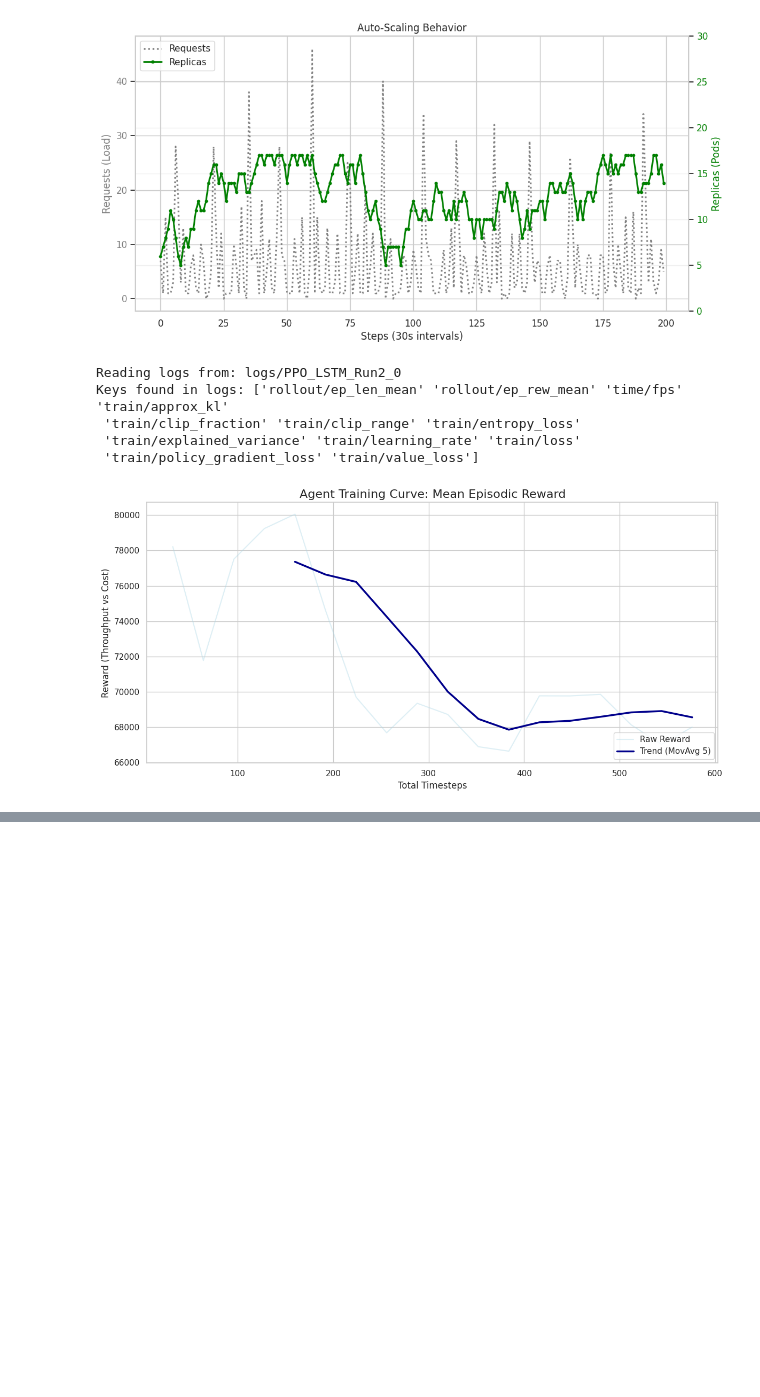
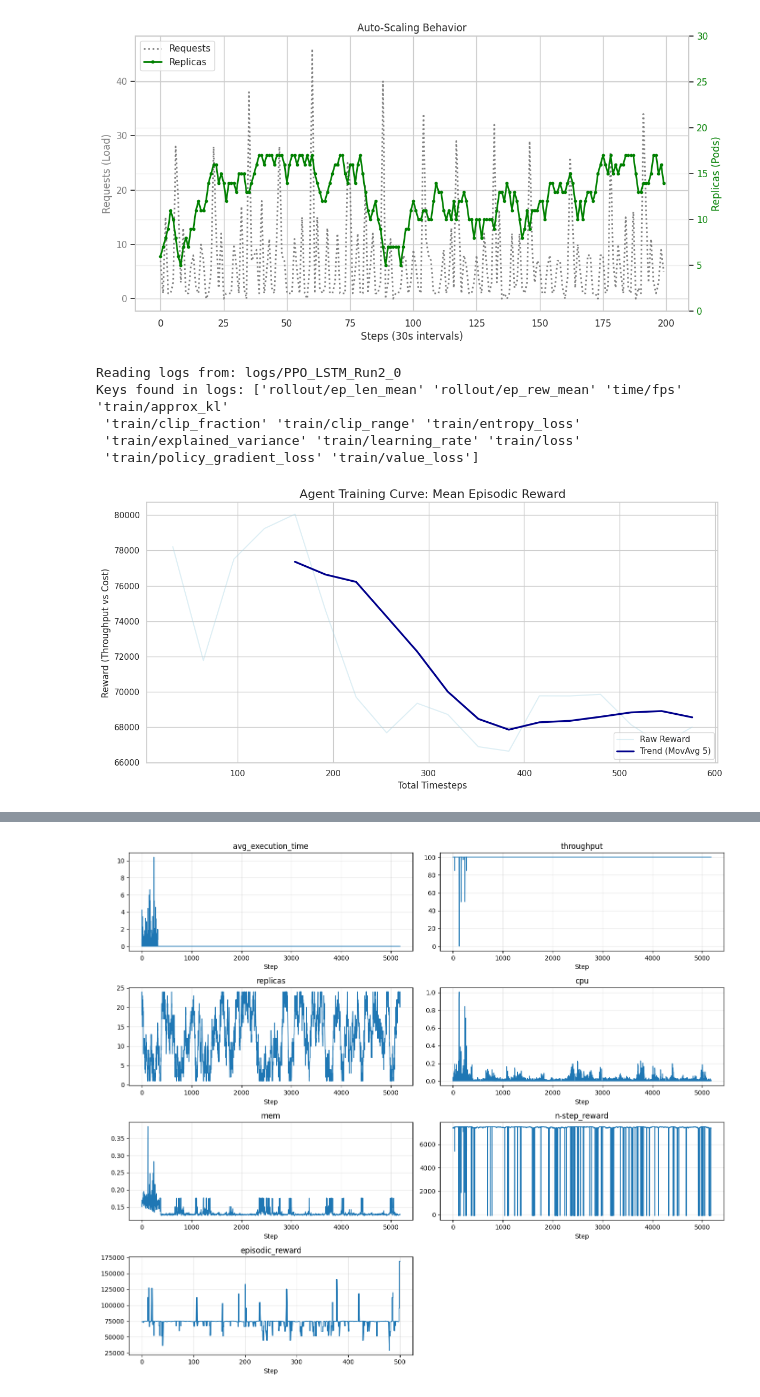
Before and after one commit to BBoranN/DRe-SCale, a Jupyter notebook: scaling-agents/LSTM-PPO/analysis.ipynb, the cells around one changed output, grey strips where cells are left out. Drawn from its saved outputs; the diff is of its cells as text; code cells hidden in the pictures; blank space fills up the shorter version.

```diff
--- a/scaling-agents/LSTM-PPO/analysis.ipynb
+++ b/scaling-agents/LSTM-PPO/analysis.ipynb
@@ -243,3 +243,92 @@ Keys found in logs: ['rollout/ep_len_mean' 'rollout/ep_rew_mean' 'time/fps' 'tra
  'train/explained_variance' 'train/learning_rate' 'train/loss'
  'train/policy_gradient_loss' 'train/value_loss']
 [figure]
+# %%
+import json
+import glob
+import os
+import pandas as pd
+import math
+import numpy as np
+import matplotlib.pyplot as plt
+import tensorflow as tf
+from tensorflow.python.summary.summary_iterator import summary_iterator
+
+# ── 1. Load JSON reward history ──────────────────────────────────────────────
+reward_files = glob.glob("evaluation_reward_history_*.json")
+if reward_files:
+    latest = max(reward_files, key=os.path.getmtime)
+    with open(latest) as f:
+        history = json.load(f)
+    reward_df = pd.DataFrame({
+        'episode': range(1, len(history['reward_history']) + 1),
+        'episodic_reward': history['reward_history']
+    })
+    print(f"Loaded: {latest}  |  Episodes: {history['last_episode']}")
+    display(reward_df)
+else:
+    print("No reward JSON files found.")
+    reward_df = pd.DataFrame()
+
+# ── 2. Load TensorBoard event logs ───────────────────────────────────────────
+event_files = glob.glob("logs/evaluation/**/events.out.tfevents.*", recursive=True)
+print(f"\nFound {len(event_files)} event file(s)")
+
+records = []
+for ef in event_files:
+    try:
+        for event in summary_iterator(ef):
+            for value in event.summary.value:
+                records.append({
+                    'step':  event.step,
+                    'wall_time': event.wall_time,
+                    'tag':  value.tag,
+                    'value': tf.make_ndarray(value.tensor).item()
+                             if value.HasField('tensor')
+                             else value.simple_value
+                })
+    except Exception as e:
+        print(f"Skipping {ef}: {e}")
+
+events_df = pd.DataFrame(records)
+
+if not events_df.empty:
+    # Pivot so each tag becomes a column
+    pivot_df = (events_df
+                .pivot_table(index='step', columns='tag', values='value', aggfunc='last')
+                .reset_index())
+    pivot_df.columns.name = None
+    print(f"\nLogged tags : {events_df['tag'].unique().tolist()}")
+    print(f"Total steps : {events_df['step'].nunique()}")
+    display(pivot_df.head(500))
+else:
+    print("No event data found.")
+    pivot_df = pd.DataFrame()
+
+# ── 3. Quick plots ────────────────────────────────────────────────────────────
+plot_tags = ['avg_execution_time', 'throughput', 'replicas',
+             'cpu', 'mem', 'n-step_reward', 'episodic_reward']
+
+available = [t for t in plot_tags if t in events_df.get('tag', pd.Series()).unique()]
+
+if available:
+    cols = 2
+    rows = math.ceil(len(available) / cols)
+    fig, axes = plt.subplots(rows, cols, figsize=(14, rows * 3))
+    axes = axes.flatten()
+
+    for i, tag in enumerate(available):
+        subset = events_df[events_df['tag'] == tag].sort_values('step')
+        axes[i].plot(subset['step'], subset['value'], linewidth=1.2)
+        axes[i].set_title(tag)
+        axes[i].set_xlabel('Step')
+        axes[i].grid(True, alpha=0.3)
+
+    for j in range(i + 1, len(axes)):   # hide empty subplots
+        axes[j].set_visible(False)
+
+    plt.tight_layout()
+    plt.savefig("evaluation_summary.png", dpi=150)
+    plt.show()
+    print("Plot saved → evaluation_summary.png")
+# %% [output]
@@ -245,0 +356 @@ Keys found in logs: ['rollout/ep_len_mean' 'rollout/ep_rew_mean' 'time/fps' 'tra
+[figure, added]
```
Also changed, not shown: parts of 6 cells of this notebook, 31 other files.
